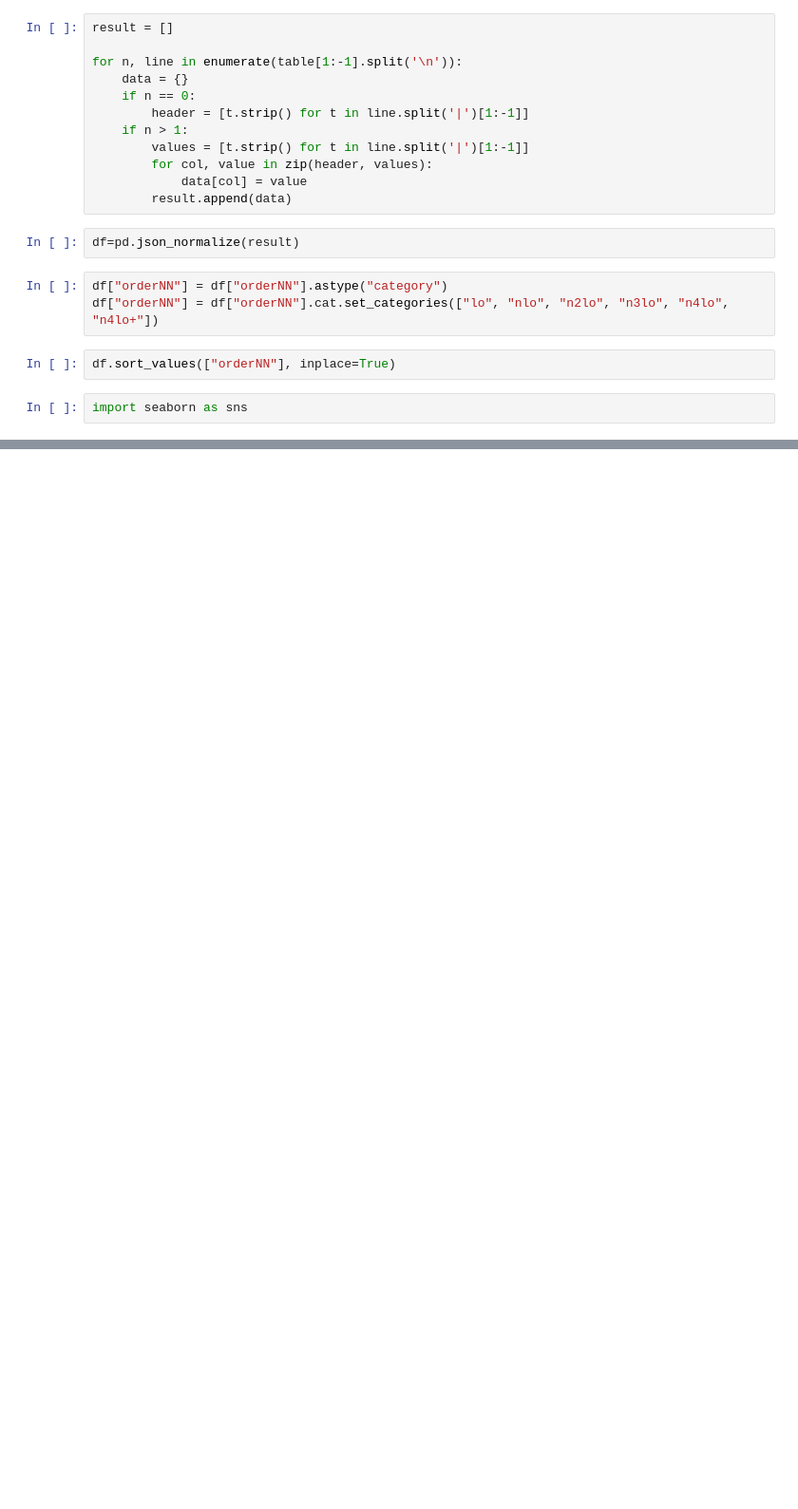
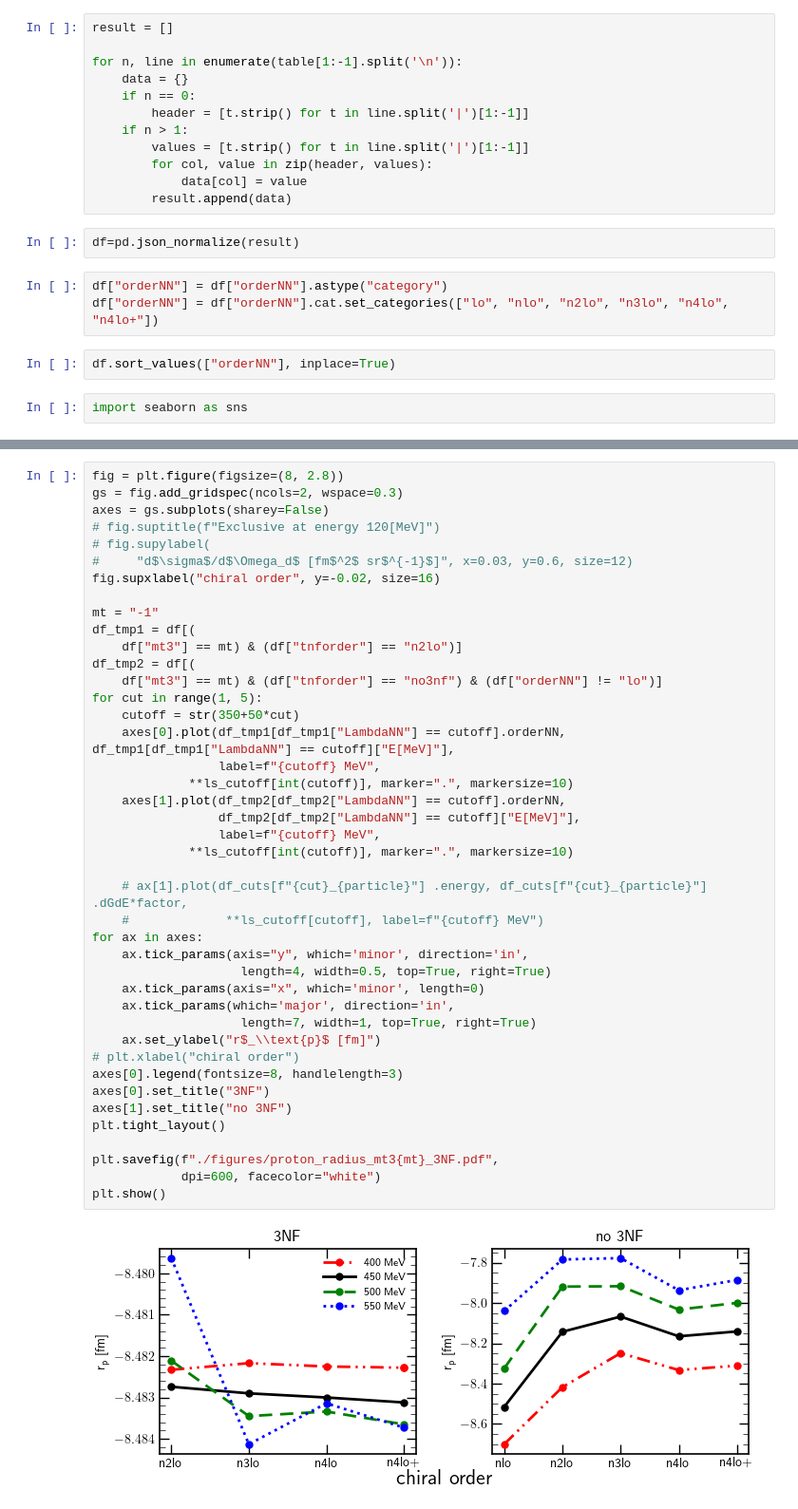
Before and after one commit to VitaliiUr/thesis, a Jupyter notebook: PlotData/PION/Dalitz_maps/3NF_test.ipynb, the cells around one changed output, grey strips where cells are left out. Shown at 95% size. Cells and saved outputs as stored; diff of their text form; blank space fills up the shorter version.

```diff
--- a/PlotData/PION/Dalitz_maps/3NF_test.ipynb
+++ b/PlotData/PION/Dalitz_maps/3NF_test.ipynb
@@ -196,3 +198,47 @@ plt.show()
+# %%
+fig = plt.figure(figsize=(8, 2.8))
+gs = fig.add_gridspec(ncols=2, wspace=0.3)
+axes = gs.subplots(sharey=False)
+# fig.suptitle(f"Exclusive at energy 120[MeV]")
+# fig.supylabel(
+#     "d$\sigma$/d$\Omega_d$ [fm$^2$ sr$^{-1}$]", x=0.03, y=0.6, size=12)
+fig.supxlabel("chiral order", y=-0.02, size=16)
+
+mt = "-1"
+df_tmp1 = df[(
+    df["mt3"] == mt) & (df["tnforder"] == "n2lo")]
+df_tmp2 = df[(
+    df["mt3"] == mt) & (df["tnforder"] == "no3nf") & (df["orderNN"] != "lo")]
+for cut in range(1, 5):
+    cutoff = str(350+50*cut)
+    axes[0].plot(df_tmp1[df_tmp1["LambdaNN"] == cutoff].orderNN, df_tmp1[df_tmp1["LambdaNN"] == cutoff]["E[MeV]"],
+                 label=f"{cutoff} MeV",
+             **ls_cutoff[int(cutoff)], marker=".", markersize=10)
+    axes[1].plot(df_tmp2[df_tmp2["LambdaNN"] == cutoff].orderNN,
+                 df_tmp2[df_tmp2["LambdaNN"] == cutoff]["E[MeV]"],
+                 label=f"{cutoff} MeV",
+             **ls_cutoff[int(cutoff)], marker=".", markersize=10)
+
+    # ax[1].plot(df_cuts[f"{cut}_{particle}"] .energy, df_cuts[f"{cut}_{particle}"] .dGdE*factor,
+    #             **ls_cutoff[cutoff], label=f"{cutoff} MeV")
+for ax in axes:
+    ax.tick_params(axis="y", which='minor', direction='in',
+                    length=4, width=0.5, top=True, right=True)
+    ax.tick_params(axis="x", which='minor', length=0)
+    ax.tick_params(which='major', direction='in',
+                    length=7, width=1, top=True, right=True)
+    ax.set_ylabel("r$_\\text{p}$ [fm]")
+# plt.xlabel("chiral order")
+axes[0].legend(fontsize=8, handlelength=3)
+axes[0].set_title("3NF")
+axes[1].set_title("no 3NF")
+plt.tight_layout()
+
+plt.savefig(f"./figures/proton_radius_mt3{mt}_3NF.pdf",
+            dpi=600, facecolor="white")
+plt.show()
+# %% [output]
+[figure, added]
 # %%
 df_tmp2[df_tmp2["LambdaNN"] == "550"]
 # %% [output]
```
Also changed, not shown: parts of 3 cells of this notebook, 2 other files.
